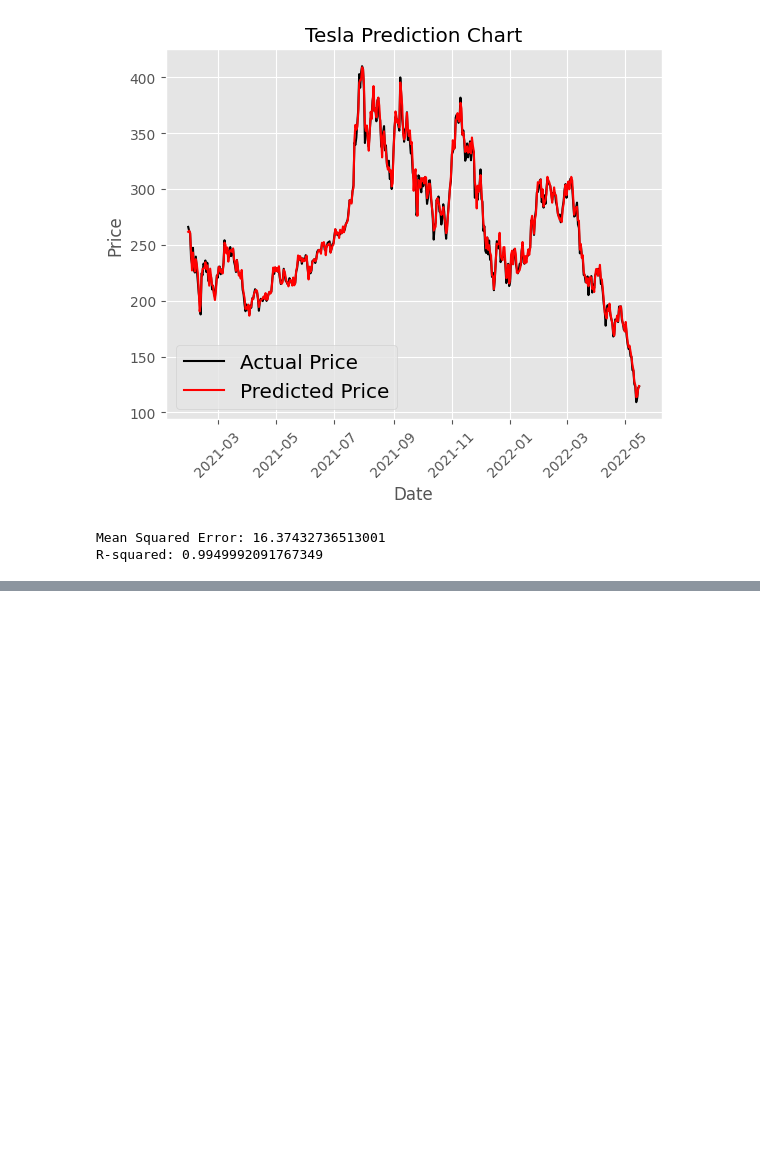
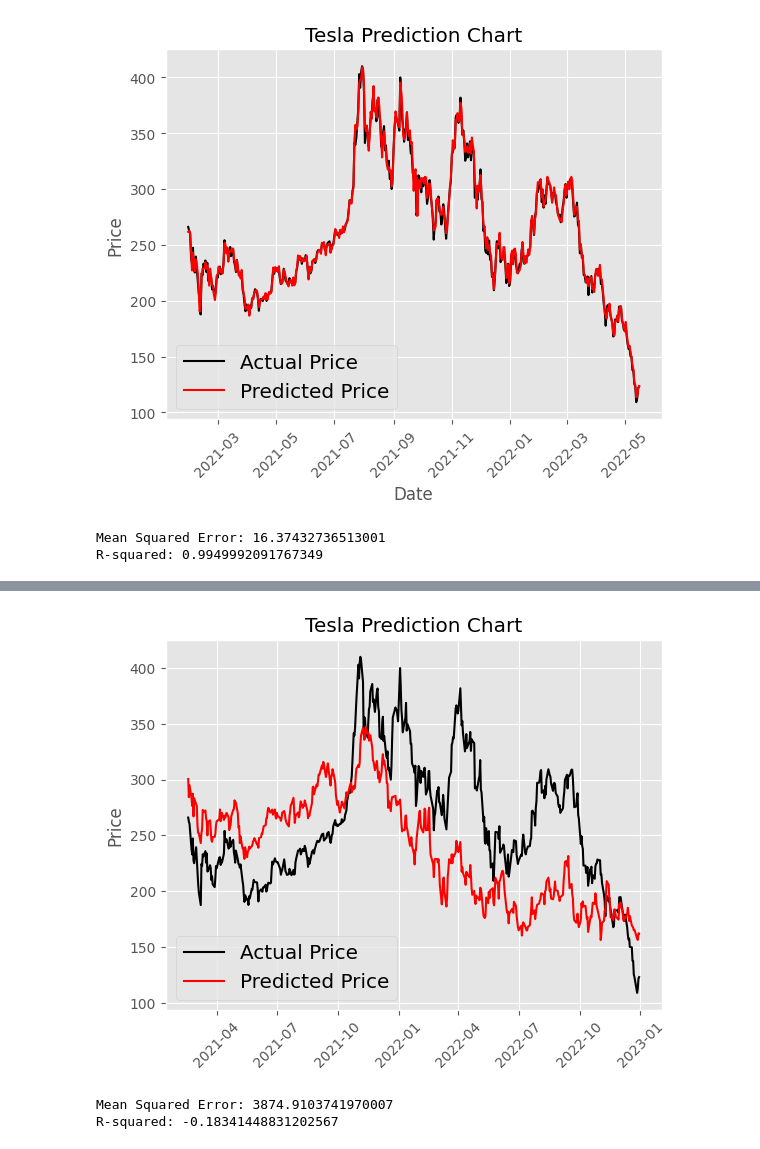
Before and after one commit to Shravan2699/Data_Mining_Project, a Jupyter notebook: Data_Mining_Group_Project.ipynb, the cells around one changed output, grey strips where cells are left out. Cells and saved outputs as stored; diff of their text form; code cells hidden in the pictures; blank space fills up the shorter version.

```diff
--- a/Data_Mining_Group_Project.ipynb
+++ b/Data_Mining_Group_Project.ipynb
@@ -513,0 +298,2 @@ Date                                                                  ...
+# %%
+df2.index = pd.to_datetime(df2.index, format='%d-%m-%Y')
@@ -513,0 +431,23 @@ Date                                                                  ...
+# %%
+#Prediction Chart- Tesla
+
+y_actual = dfr['Actual_Price']
+y_predicted = dfr['Predicted_Price']
+plt.plot(y_actual, color='black', label='Actual Price')
+plt.plot(y_predicted, color='red', label='Predicted Price')
+plt.title("Tesla Prediction Chart")
+plt.ylabel("Price")
+plt.legend(fontsize="x-large")
+plt.xticks(rotation=45)
+plt.show()
+
+mse = mean_squared_error(test_y, predicted)
+print(f'Mean Squared Error: {mse}')
+
+# R-squared
+r2 = r2_score(test_y, predicted)
+print(f'R-squared: {r2}')
+# %% [output]
+[figure, added]
+Mean Squared Error: 3874.9103741970007
+R-squared: -0.18341448831202567
```
Also changed, not shown: parts of 33 cells of this notebook.
